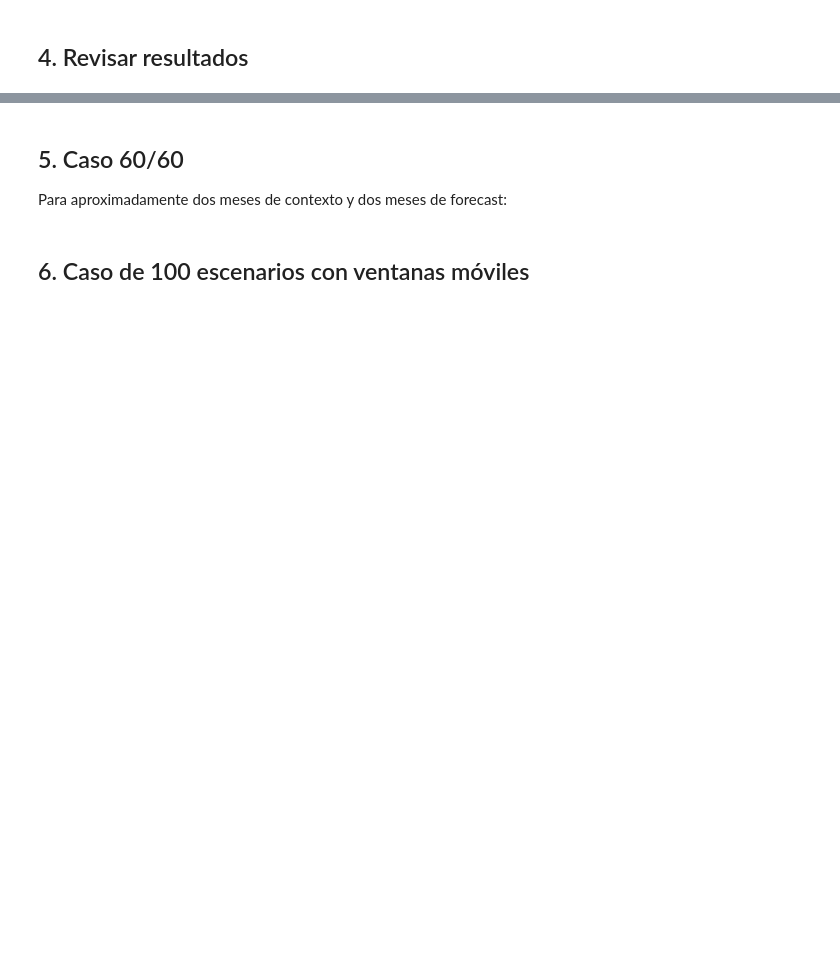
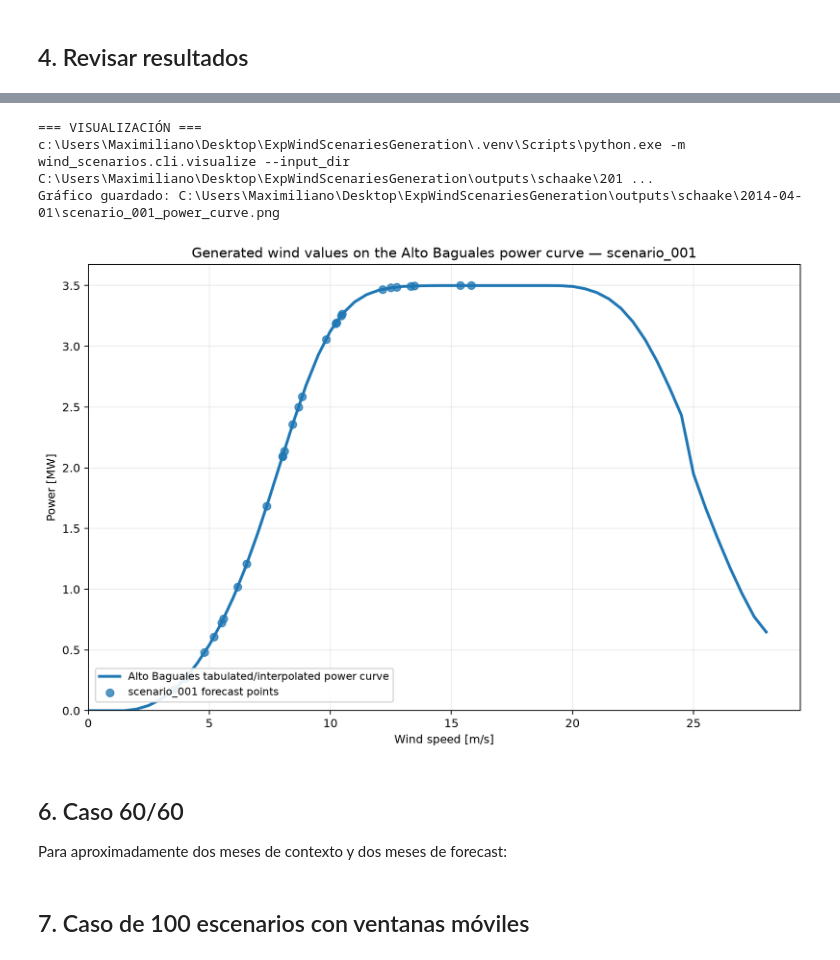
Before and after one commit to MaximilianoAMH/ExpWindScenariesGeneration, a Jupyter notebook: notebooks/TimesFM_Schaake_Quickstart.ipynb, the cells around one changed output, grey strips where cells are left out. Cells and saved outputs as stored; diff of their text form; code cells hidden in the pictures; blank space fills up the shorter version.

```diff
--- a/notebooks/TimesFM_Schaake_Quickstart.ipynb
+++ b/notebooks/TimesFM_Schaake_Quickstart.ipynb
@@ -354,5 +740,18 @@ display(
+# %%
+# Diagnóstico de la transformación:
+# puntos (velocidad, potencia) del escenario sobre la curva de potencia.
+power_curve_plot = visualize_result(
+    result,
+    mode="power_curve",
+    scenario_number=1,
+)
+# %% [output]
+=== VISUALIZACIÓN ===
+c:\Users\Maximiliano\Desktop\ExpWindScenariesGeneration\.venv\Scripts\python.exe -m wind_scenarios.cli.visualize --input_dir C:\Users\Maximiliano\Desktop\ExpWindScenariesGeneration\outputs\schaake\201 ...
+Gráfico guardado: C:\Users\Maximiliano\Desktop\ExpWindScenariesGeneration\outputs\schaake\2014-04-01\scenario_001_power_curve.png
+[figure, added]
 # %% [markdown]
-## 5. Caso 60/60
+## 6. Caso 60/60
 
 Para aproximadamente dos meses de contexto y dos meses de forecast:
 # %%
@@ -365,7 +764,7 @@ Para aproximadamente dos meses de contexto y dos meses de forecast:
 #     horizon_len=60,
 # )
 # %% [markdown]
-## 6. Caso de 100 escenarios con ventanas móviles
+## 7. Caso de 100 escenarios con ventanas móviles
 # %%
 # Descomenta para ejecutar.
 #
```
Also changed, not shown: parts of 17 cells of this notebook, 6 other files.
